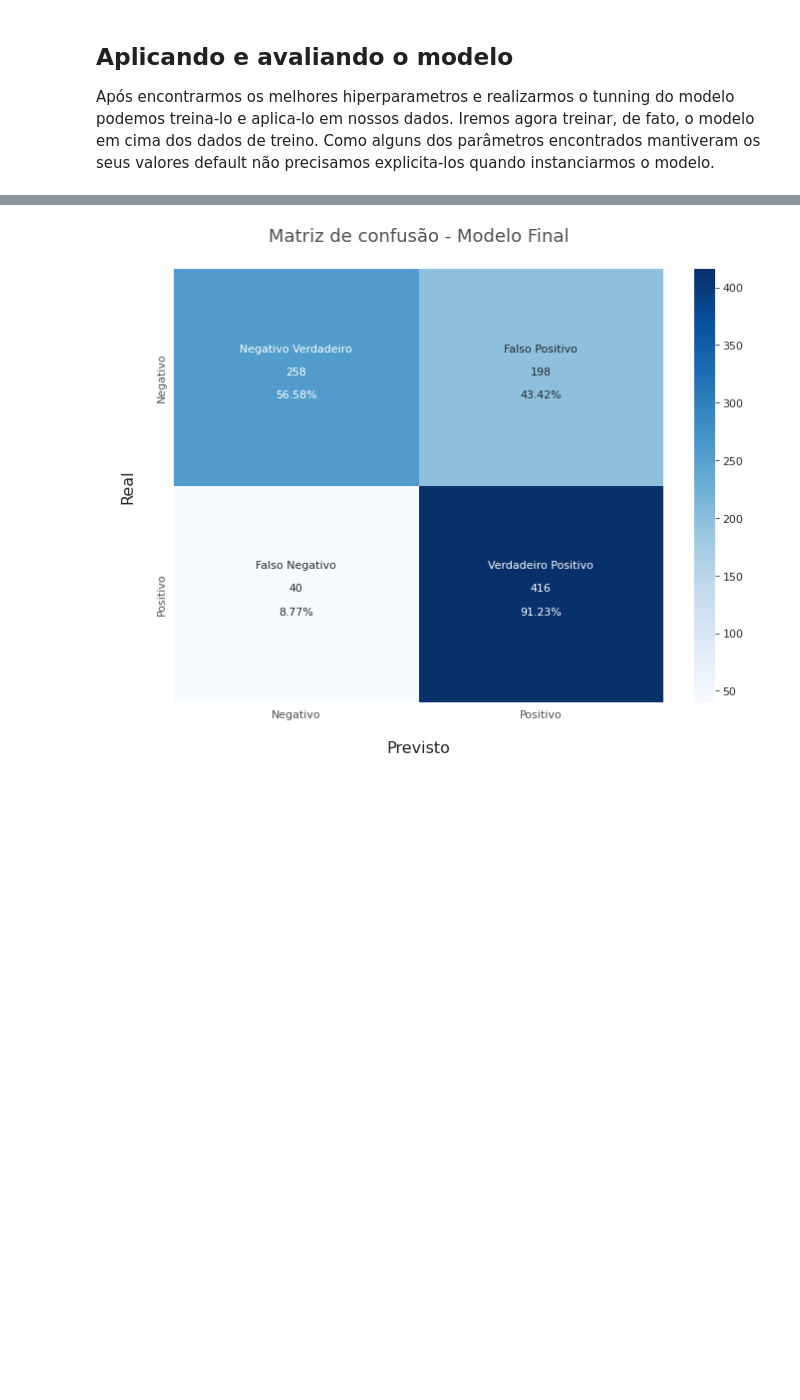
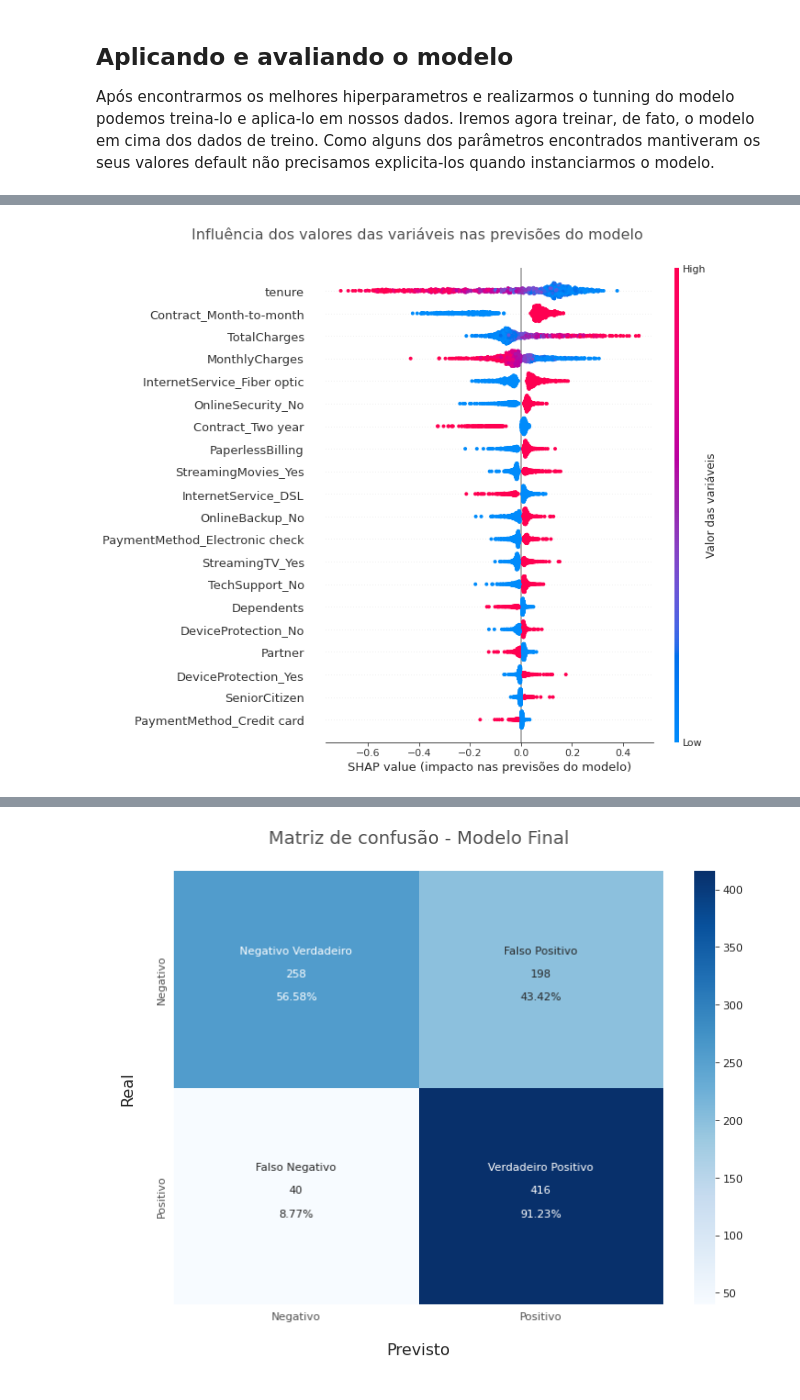
Before and after one commit to LuisCSGuimaraes/ChurnPrediction, a Jupyter notebook: Notebook/Churn Prediction.ipynb, the cells around one changed output, grey strips where cells are left out. Cells and saved outputs as stored; diff of their text form; code cells hidden in the pictures; blank space fills up the shorter version.

```diff
--- a/Notebook/Churn Prediction.ipynb
+++ b/Notebook/Churn Prediction.ipynb
@@ -2124,0 +2168,26 @@ y_pred = lsvc_final.predict(X_test)
+# %%
+#Criando o plot
+shap.summary_plot(shap_values,
+                  plot_type="dot",
+                  color_bar_label="Valor das variáveis",
+                  show=False)
+
+#Capturando a figure e os axes do objeto criado
+fig, ax = plt.gcf(), plt.gca()
+
+#Modificando o aspecto para a correta exibição da colorbar
+fig.axes[-1].set_aspect(100)
+fig.axes[-1].set_box_aspect(100)
+
+#Configurando o título e a xlabel
+ax.set_title('Influência dos valores das variáveis nas previsões do modelo',
+              fontsize="16",
+              color=cinza_texto,
+              y=1.05,
+              x=.28)
+ax.set_xlabel("SHAP value (impacto nas previsões do modelo)")
+
+#Exibindo
+plt.show()
+# %% [output]
+[figure, added]
```
Also changed, not shown: parts of 17 cells of this notebook.
